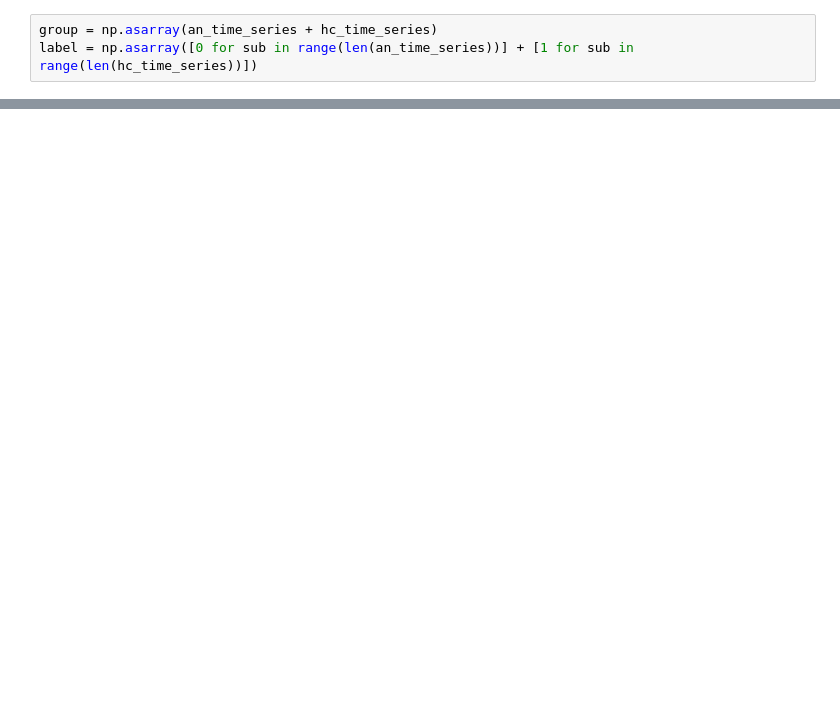
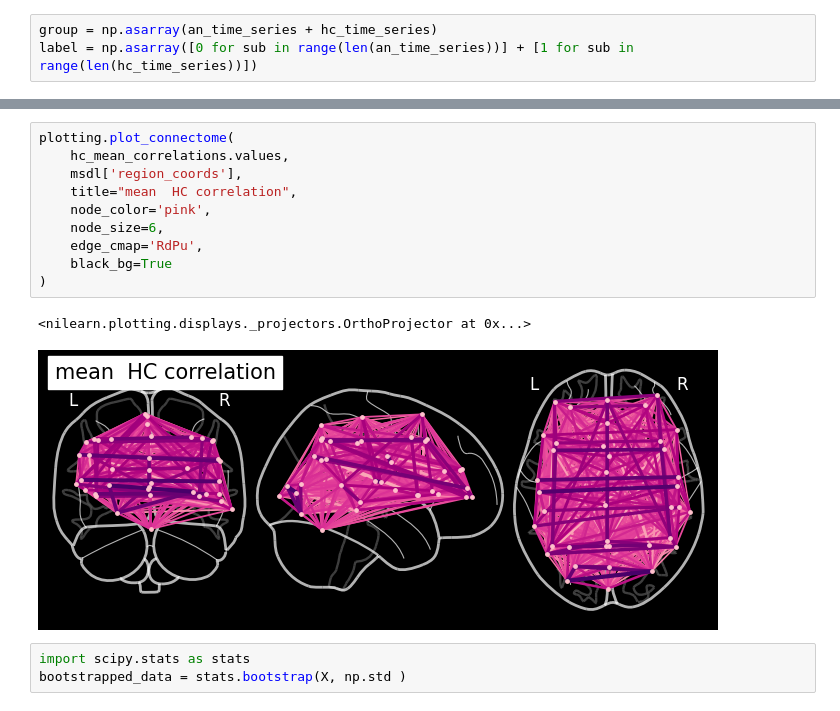
Before and after one commit to WMDA/socio-emotion-cognition, a Jupyter notebook: resting/view_output/testing_workflow.ipynb, the cells around one changed output, grey strips where cells are left out. Drawn from its saved outputs; the diff is of its cells as text; blank space fills up the shorter version.

```diff
--- a/resting/view_output/testing_workflow.ipynb
+++ b/resting/view_output/testing_workflow.ipynb
@@ -189,0 +149,16 @@ p = plotting.plot_matrix(
+# %%
+plotting.plot_connectome(
+    hc_mean_correlations.values,
+    msdl['region_coords'],
+    title="mean  HC correlation",
+    node_color='pink',
+    node_size=6,
+    edge_cmap='RdPu',
+    black_bg=True
+)
+# %% [output]
+<nilearn.plotting.displays._projectors.OrthoProjector at 0x...>
+[figure, added]
+# %%
+import scipy.stats as stats
+bootstrapped_data = stats.bootstrap(X, np.std )
```
Also changed, not shown: parts of 42 cells of this notebook.
